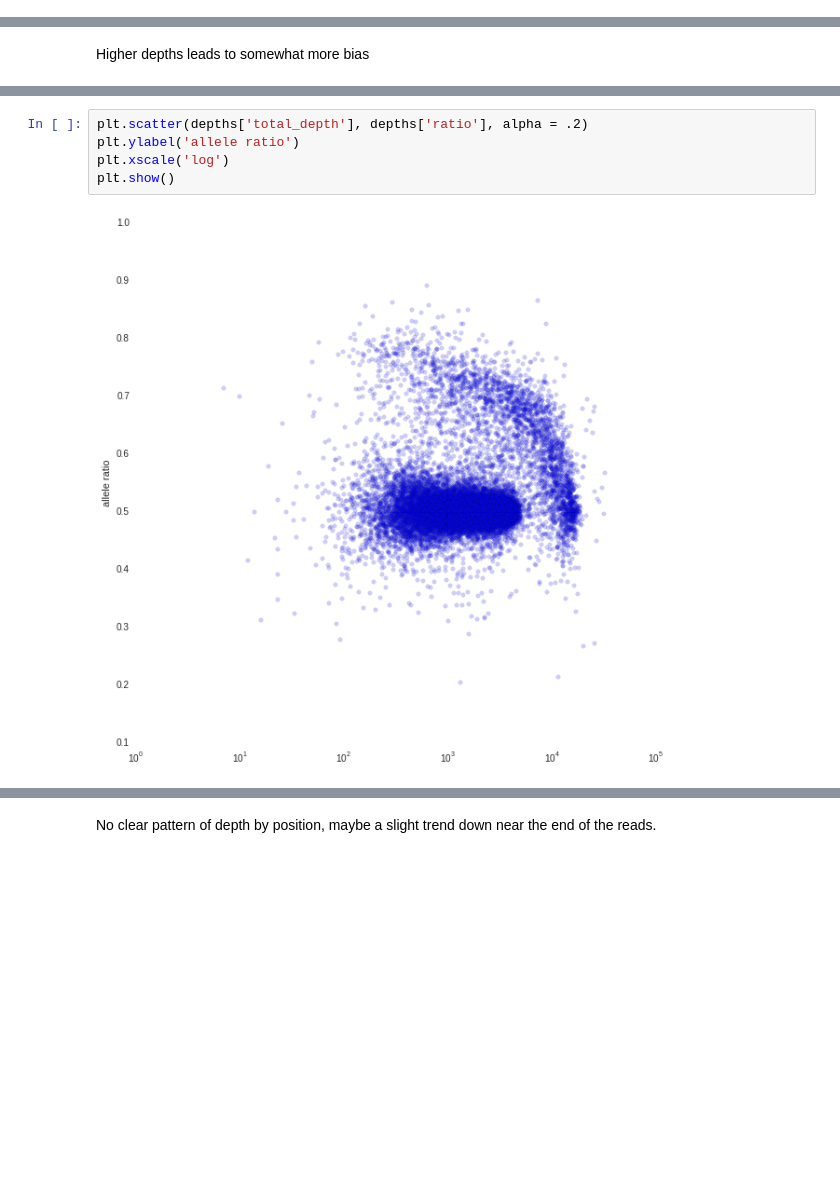
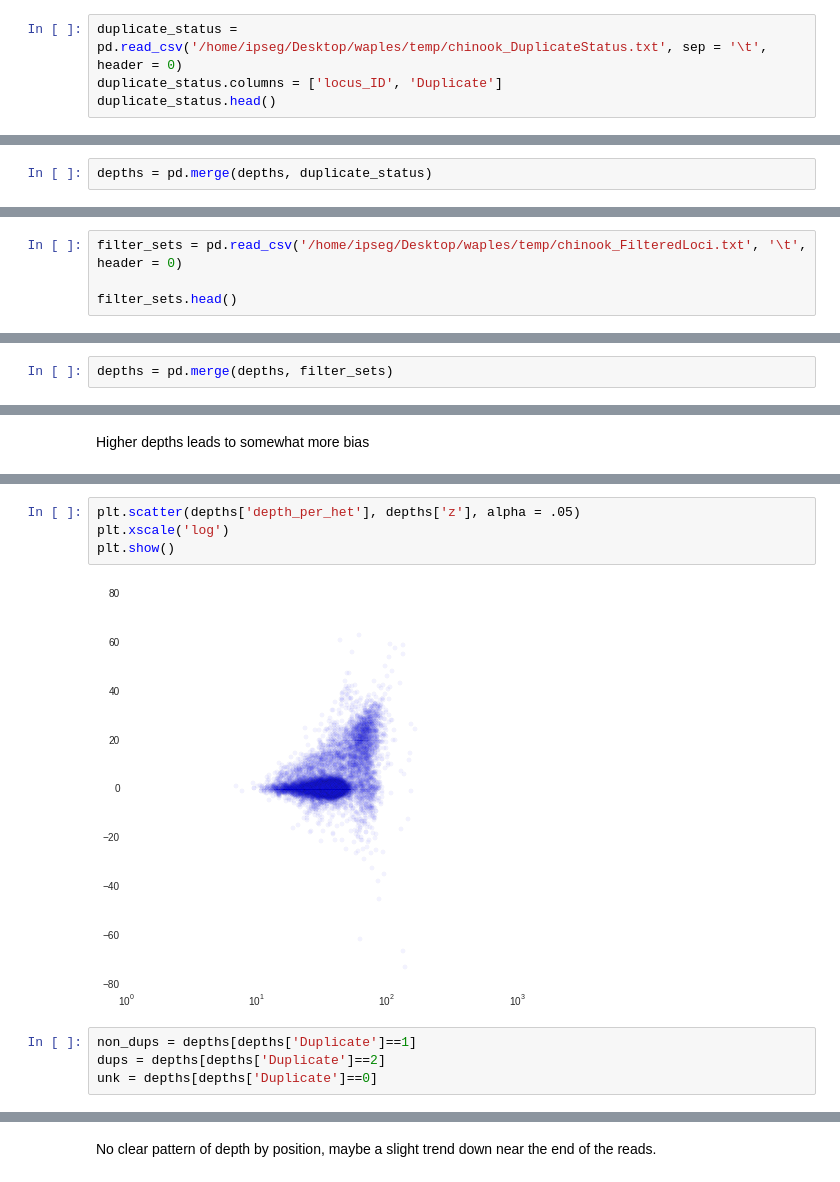
Before and after one commit to rwaples/chum_populations, a Jupyter notebook: allele bias-Copy2.ipynb, the cells around one changed output, grey strips where cells are left out. Cells and saved outputs as stored; diff of their text form; blank space fills up the shorter version.

Commit message:
redo Chinoook alignment, move allele bias to separate repo

```diff
--- a/allele bias-Copy2.ipynb
+++ b/allele bias-Copy2.ipynb
@@ -153,0 +171,4 @@ depths.head()
+# %%
+duplicate_status = pd.read_csv('/home/ipseg/Desktop/waples/temp/chinook_DuplicateStatus.txt', sep = '\t', header = 0)
+duplicate_status.columns = ['locus_ID', 'Duplicate']
+duplicate_status.head()
@@ -153,0 +182,2 @@ depths.head()
+# %%
+depths = pd.merge(depths, duplicate_status)
@@ -153,0 +195,4 @@ depths.head()
+# %%
+filter_sets = pd.read_csv('/home/ipseg/Desktop/waples/temp/chinook_FilteredLoci.txt', '\t', header = 0)
+
+filter_sets.head()
@@ -153,0 +206,2 @@ depths.head()
+# %%
+depths = pd.merge(depths, filter_sets)
@@ -237,7 +305,10 @@ plt.show()
 # %%
-plt.scatter(depths['total_depth'], depths['ratio'], alpha = .2)
-plt.ylabel('allele ratio')
+plt.scatter(depths['depth_per_het'], depths['z'], alpha = .05)
 plt.xscale('log')
 plt.show()
 # %% [output]
-[figure, old version]
+[figure, new version]
+# %%
+non_dups = depths[depths['Duplicate']==1]
+dups = depths[depths['Duplicate']==2]
+unk = depths[depths['Duplicate']==0]
```
Also changed, not shown: parts of 25 cells of this notebook, 5 other files.
